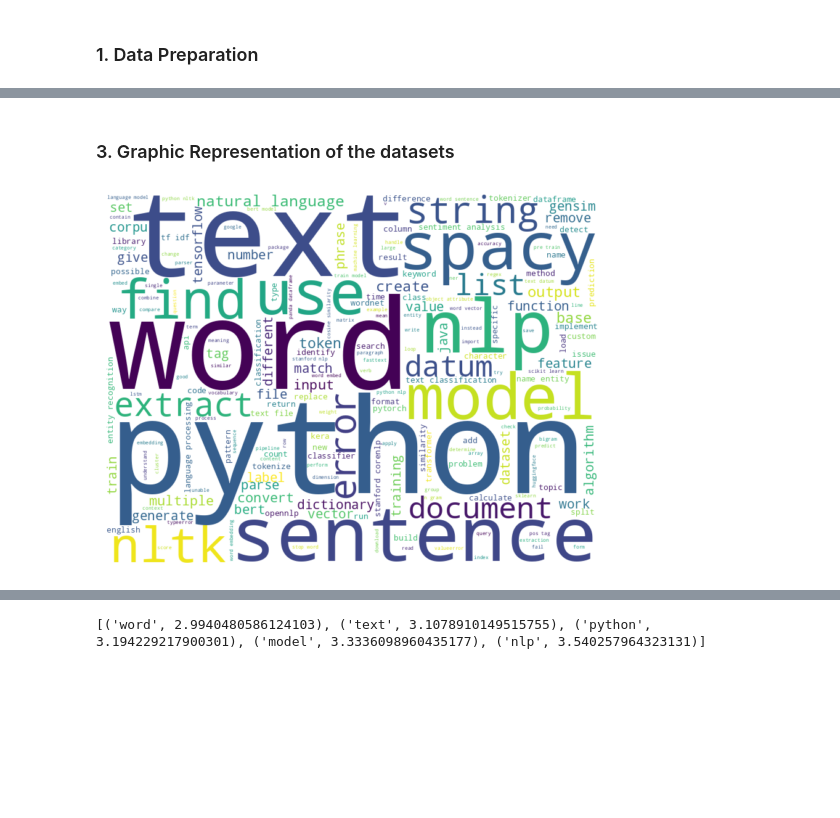
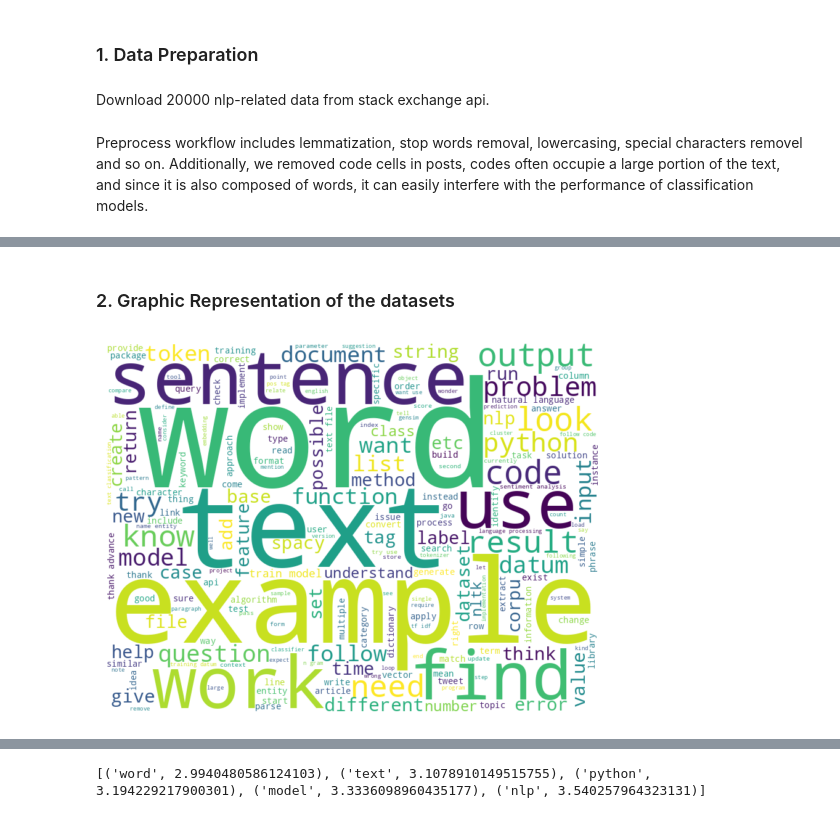
Before and after one commit to GuGu97/NLP_A2_2025, a Jupyter notebook: main.ipynb, the cells around one changed output, grey strips where cells are left out. Saved outputs shown, nothing was run; the diff lists cells and outputs as text; code cells hidden in the pictures; blank space fills up the shorter version.

```diff
--- a/main.ipynb
+++ b/main.ipynb
@@ -9,6 +11,8 @@ warnings.filterwarnings("ignore")
 %autoreload 2
 # %% [markdown]
 ### 1. Data Preparation
+# %% [markdown]
+Download 20000 nlp-related data from stack exchange api.
 # %%
 import data.data_loader as loader
 
@@ -16,3 +20,5 @@ import data.data_loader as loader
+# %% [markdown]
+Preprocess workflow includes lemmatization, stop words removal, lowercasing, special characters removel and so on. Additionally, we removed code cells in posts, codes often occupie a large portion of the text, and since it is also composed of words, it can easily interfere with the performance of classification models.
 # %%
 data = loader.data_preprocess()
 data.head()
@@ -24,10 +30,10 @@ data.head()
 | 79501178 | ['python', 'nlp', 'large-language... | 79501337.0 | 79501178 | 1741704631 | https://stackoverflow.com/questio... | Store images instead of showing i... | <p>I am running the code found on... | 35 | <p>I can't test it but ...</p>\n<... | store image instead show server r... | ... |
 | 79548202 | ['nlp', 'huggingface-transformers... | 79551169.0 | 79548202 | 1743499277 | https://stackoverflow.com/questio... | GPT-2 and other models from huggi... | <p>I understand the -100 label id... | 43 | <p>The author of the tutorial you... | model huggingface label index tra... | ... |
 # %% [markdown]
-### 3. Graphic Representation of the datasets
+### 2. Graphic Representation of the datasets
 # %%
 import data.data_analysis as analysis
 
-analysis.word_cloud_for_title(data)
+analysis.word_cloud_for_text(data)
 # %% [output]
-[figure, old version]
+[figure, new version]
```
Also changed, not shown: parts of 28 cells of this notebook, 6 other files.
